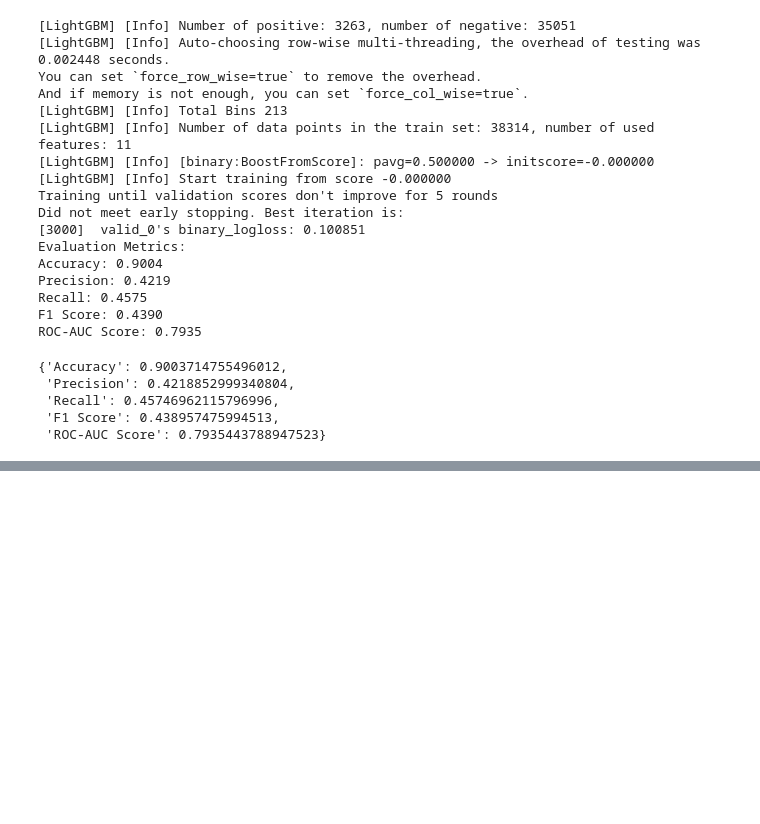
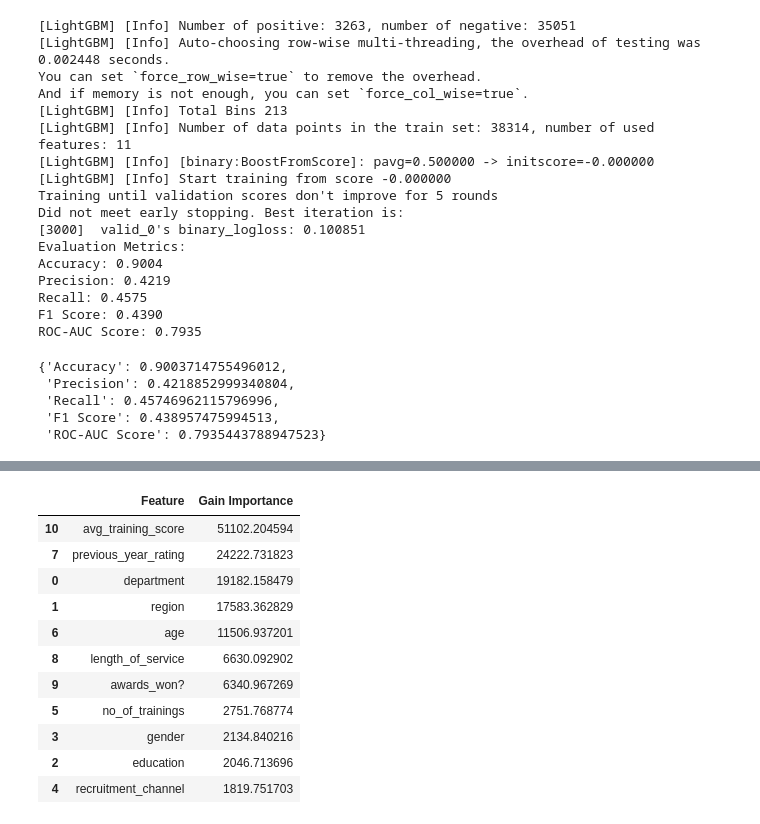
Before and after one commit to gonzur75/data_science_main, a Jupyter notebook: ensemble_learning/boosting/classification_lightgbm.ipynb, the cells around one changed output, grey strips where cells are left out. Drawn from its saved outputs; the diff is of its cells as text; code cells hidden in the pictures; blank space fills up the shorter version.

```diff
--- a/ensemble_learning/boosting/classification_lightgbm.ipynb
+++ b/ensemble_learning/boosting/classification_lightgbm.ipynb
@@ -236,0 +379,20 @@ ROC-AUC Score: 0.7935
+# %%
+df_gain_importance = pd.DataFrame({
+    "Feature": features,
+    "Gain Importance": importance_gain
+}).sort_values(by="Gain Importance", ascending=False)
+
+df_gain_importance
+# %% [output]
+|  | Feature | Gain Importance |
+| 10 | avg_training_score | 51102.204594 |
+| 7 | previous_year_rating | 24222.731823 |
+| 0 | department | 19182.158479 |
+| 1 | region | 17583.362829 |
+| 6 | age | 11506.937201 |
+| 8 | length_of_service | 6630.092902 |
+| 9 | awards_won? | 6340.967269 |
+| 5 | no_of_trainings | 2751.768774 |
+| 3 | gender | 2134.840216 |
+| 2 | education | 2046.713696 |
+| 4 | recruitment_channel | 1819.751703 |
```
Also changed, not shown: parts of 8 cells of this notebook, 11 other files.
